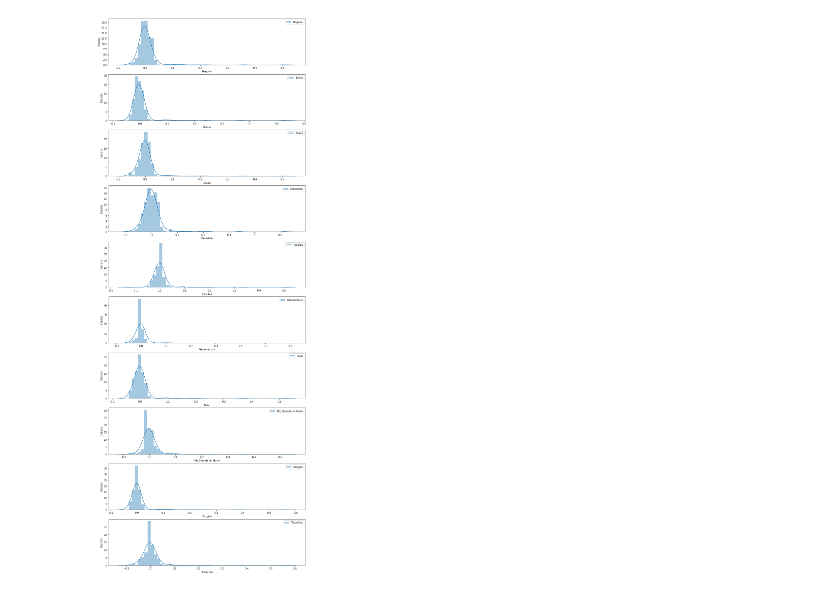
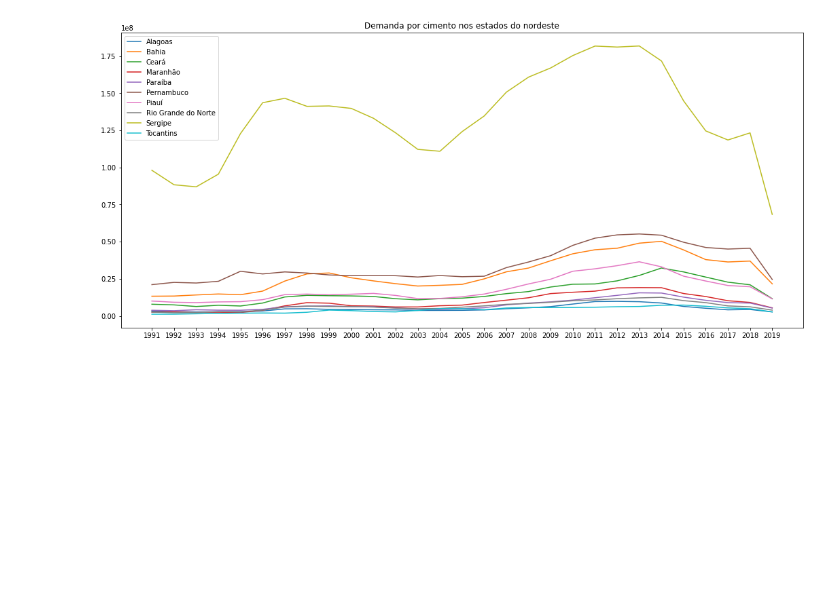
Before and after one commit to LeiteJu/TCC, a Jupyter notebook: notebooks/consumo_analise.ipynb, the cells around one changed output. Cells and saved outputs as stored; diff of their text form; code cells hidden in the pictures; blank space fills up the shorter version.

```diff
--- a/notebooks/consumo_analise.ipynb
+++ b/notebooks/consumo_analise.ipynb
@@ -85,18 +37,21 @@ plt.show()
+# %%
+consumo_anual = pd.DataFrame(list(consumo["Estado"]), columns=["Estado"])
+# %%
+for i in range(29):
+
+    consumo_anual[anos[i]] = consumo.iloc[:,1+i*12:13+i*12].sum(1)
+# %%
+anual = consumo_anual.transpose()
+anual.columns = anual.iloc[0]
+anual = anual.iloc[1:]
 # %%
-plt.figure(figsize=(14,30))
-
-plt.title("Tendência de consumo no norte")
-
-sns.color_palette("Set2")
+plt.figure(figsize=(18,5))
+plt.title("Demanda por cimento nos estados do norte")
 
 for i in range(len(norte)):
 
+    plt.plot(anual[estados[norte[i]]], label=estados[norte[i]])
 
-  plt.subplot(len(norte),1,i+1)
-
-  sns.distplot(df.iloc[norte[i]], label=estados[norte[i]])
-
-  plt.legend()
-
+plt.legend()
 plt.show()
 # %% [output]
@@ -104,20 +59,13 @@ plt.show()
 # %%
-plt.figure(figsize=(14,40))
-
-plt.title("Tendência de consumo no nordeste")
-
-sns.color_palette("Set2")
+plt.figure(figsize=(18,8))
+plt.title("Demanda por cimento nos estados do nordeste")
 
 for i in range(len(nordeste)):
 
+    plt.plot(anual[estados[nordeste[i]]], label=estados[nordeste[i]])
 
-  plt.subplot(len(nordeste),1,i+1)
-
-  sns.distplot(df.iloc[nordeste[i]], label=estados[nordeste[i]])
-
-  plt.legend()
-
+plt.legend()
 plt.show()
 # %% [output]
-[figure, old version]
+[figure, new version]
 # %%
```
Also changed, not shown: parts of 10 cells of this notebook, 21 other files.
